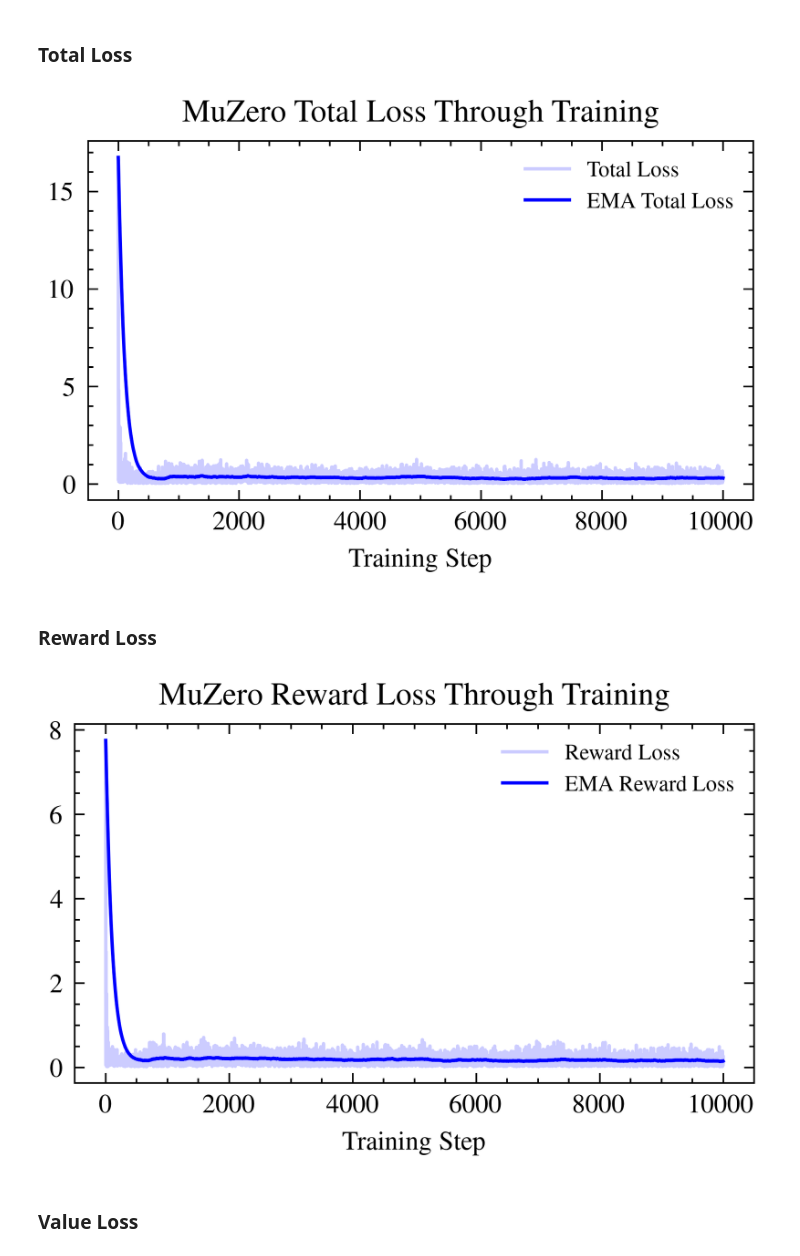
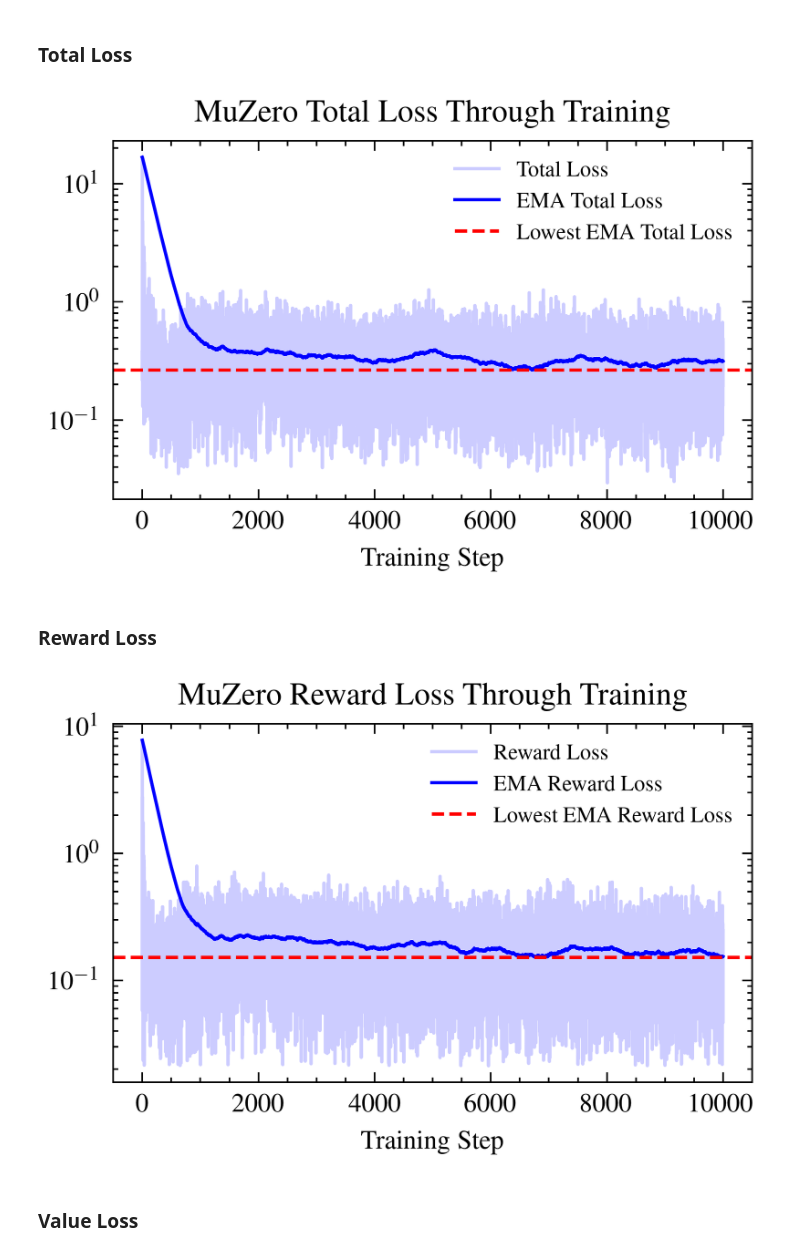
Before and after one commit to pavonism/reinforcement-learning, a Jupyter notebook: scripts/DrawPlotsForReport.ipynb, the cells around one changed output. Drawn from its saved outputs; the diff is of its cells as text; code cells hidden in the pictures.

```diff
--- a/scripts/DrawPlotsForReport.ipynb
+++ b/scripts/DrawPlotsForReport.ipynb
@@ -221,34 +203,47 @@ loss_df.to_csv('data/ppo_loss.csv', index=False)
 ### Total Loss
 # %%
 df = pd.read_csv('data/muzero_loss.csv')
-df['EMA'] = df['total_loss'].ewm(alpha=0.01, adjust=False).mean()
+df['EMA'] = df['total_loss'].ewm(alpha=0.005, adjust=False).mean()
+
+lowest_ema = df['EMA'].min()
 
 plt.figure(figsize=(3, 2))
 plt.plot(range(len(df)), df['total_loss'], alpha=0.2, color='blue', label='Total Loss')
 plt.plot(range(len(df)), df['EMA'], color='blue', linestyle='-', label='EMA Total Loss')
+
+plt.axhline(y=lowest_ema, color='red', linestyle='--', label='Lowest EMA Total Loss')
+
 plt.legend(fontsize='small')
+plt.yscale('log')
+# plt.xscale('log')
 plt.title('MuZero Total Loss Through Training')
 plt.xlabel('Training Step')
 plt.tight_layout(pad=0.1)
 plt.savefig('plots/muzero-total-loss.png', dpi=300, bbox_inches='tight', pad_inches=0.1)
 # %% [output]
-[figure, old version]
+[figure, new version]
 # %% [markdown]
 ### Reward Loss
 # %%
 df = pd.read_csv('data/muzero_loss.csv')
-df['EMA'] = df['reward_loss'].ewm(alpha=0.01, adjust=False).mean()
+df['EMA'] = df['reward_loss'].ewm(alpha=0.005, adjust=False).mean()
+
+lowest_ema = df['EMA'].min()
 
 plt.figure(figsize=(3, 2))
 plt.plot(range(len(df)), df['reward_loss'], alpha=0.2, color='blue', label='Reward Loss')
 plt.plot(range(len(df)), df['EMA'], color='blue', linestyle='-', label='EMA Reward Loss')
+plt.axhline(y=lowest_ema, color='red', linestyle='--', label='Lowest EMA Reward Loss')
+
+plt.yscale('log')
+
 plt.legend(fontsize='small')
 plt.title('MuZero Reward Loss Through Training')
 plt.xlabel('Training Step')
 plt.tight_layout(pad=0.1)
 plt.savefig('plots/muzero-reward-loss.png', dpi=300, bbox_inches='tight', pad_inches=0.1)
 # %% [output]
-[figure, old version]
+[figure, new version]
 # %% [markdown]
 ### Value Loss
 # %%
```
Also changed, not shown: parts of 3 cells of this notebook, 4 other files.
